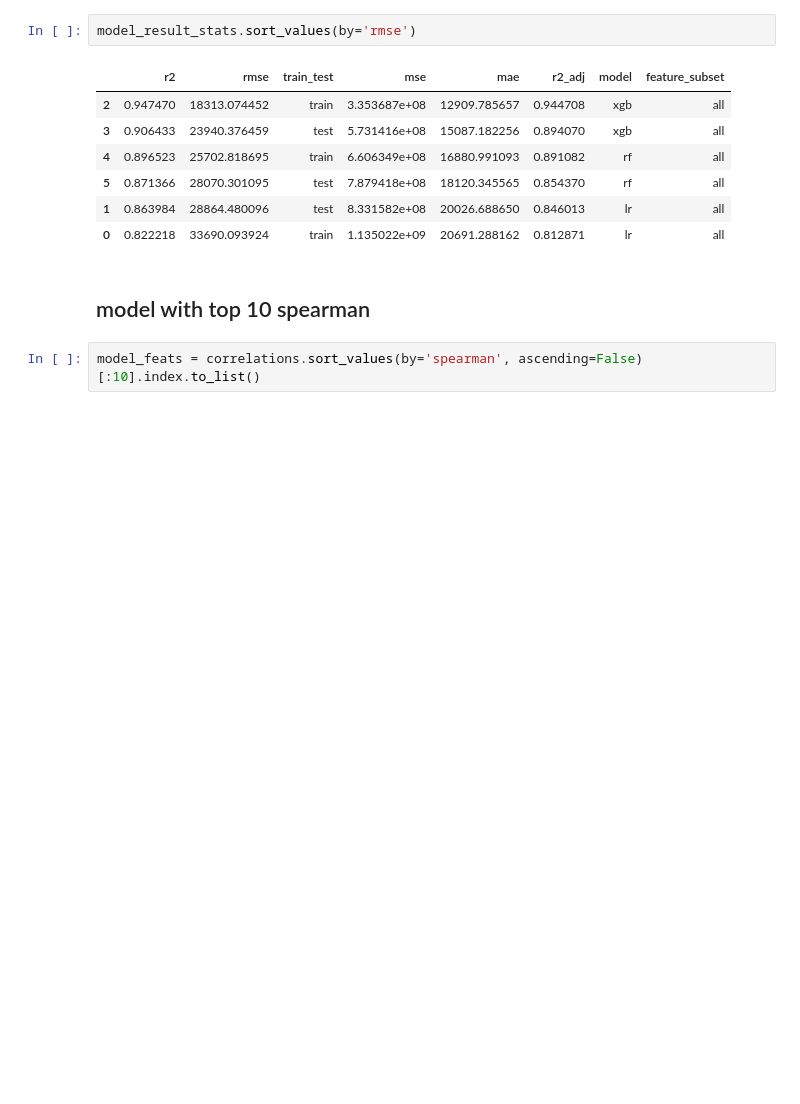
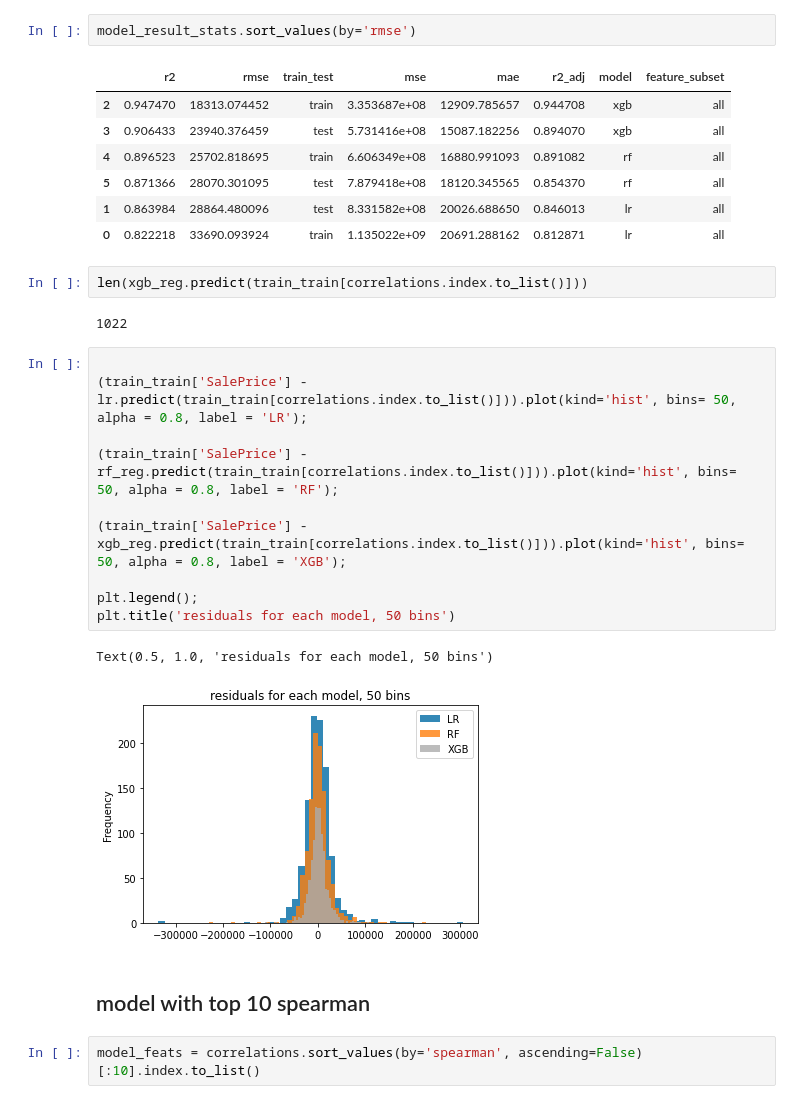
Before and after one commit to jackg1787/house_prices, a Jupyter notebook: notebooks/3_modelling.ipynb, the cells around one changed output. Saved outputs shown, nothing was run; the diff lists cells and outputs as text; blank space fills up the shorter version.

```diff
--- a/notebooks/3_modelling.ipynb
+++ b/notebooks/3_modelling.ipynb
@@ -182,6 +190,23 @@ model_result_stats.sort_values(by='rmse')
 | 5 | 0.871366 | 28070.301095 | test | 7.879418e+08 | 18120.345565 | 0.854370 | rf | all |
 | 1 | 0.863984 | 28864.480096 | test | 8.331582e+08 | 20026.688650 | 0.846013 | lr | all |
 | 0 | 0.822218 | 33690.093924 | train | 1.135022e+09 | 20691.288162 | 0.812871 | lr | all |
+# %%
+len(xgb_reg.predict(train_train[correlations.index.to_list()]))
+# %% [output]
+1022
+# %%
+
+(train_train['SalePrice'] - lr.predict(train_train[correlations.index.to_list()])).plot(kind='hist', bins= 50, alpha = 0.8, label = 'LR');
+
+(train_train['SalePrice'] - rf_reg.predict(train_train[correlations.index.to_list()])).plot(kind='hist', bins= 50, alpha = 0.8, label = 'RF');
+
+(train_train['SalePrice'] - xgb_reg.predict(train_train[correlations.index.to_list()])).plot(kind='hist', bins= 50, alpha = 0.8, label = 'XGB');
+
+plt.legend();
+plt.title('residuals for each model, 50 bins')
+# %% [output]
+Text(0.5, 1.0, 'residuals for each model, 50 bins')
+[figure, added]
 # %% [markdown]
 ## model with top 10 spearman
 # %%
```
Also changed, not shown: parts of 4 cells of this notebook.
